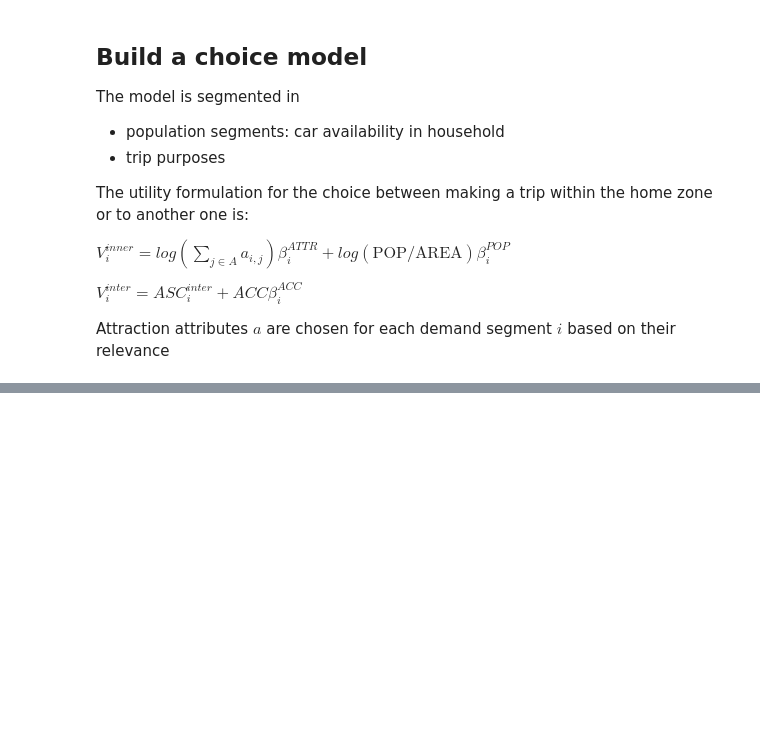
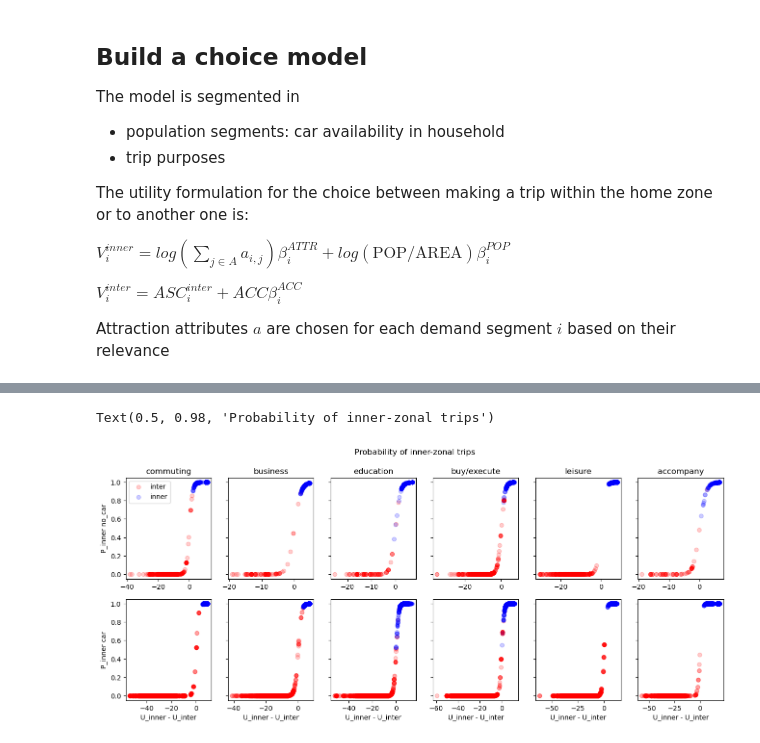
Before and after one commit to marlinarnz/quetzal_germany, a Jupyter notebook: notebooks/cal_inner-inter.ipynb, the cells around one changed output, grey strips where cells are left out. Saved outputs shown, nothing was run; the diff lists cells and outputs as text; code cells hidden in the pictures; blank space fills up the shorter version.

```diff
--- a/notebooks/cal_inner-inter.ipynb
+++ b/notebooks/cal_inner-inter.ipynb
@@ -86,7 +116,7 @@ cc = cc.rename('acc').to_frame()
 # %%
 # Merge
 trips['acc'] = trips.set_index(['origin', 'purpose_model', 'car_av']).index.map(cc['acc'])
-trips.loc[trips['origin']==trips['destination'], 'acc'] = 0
+trips.loc[trips['origin']==trips['destination'], 'acc'] = np.nan
 for p in purposes:
     for car in [0,1]:
         mask = (trips['purpose_model']==p) & (trips['car_av']==car)
@@ -134,7 +164,7 @@ $V^{inter}_i=ASC^{inter}_i + ACC \beta^{ACC}_i$
 Attraction attributes $a$ are chosen for each demand segment $i$ based on their relevance
 # %%
 # Results container
-betas = pd.DataFrame(index=['ASC0', 'b_pop', 'b_attr', 'ASC1', 'b_acc'],
+betas = pd.DataFrame(index=['ASC0', 'b_pop0', 'b_area0', 'b_attr0', 'b_acc0', 'ASC1', 'b_pop1', 'b_area1', 'b_attr1', 'b_acc1'],
                      columns=segments)
 
 # POI categories for utility functions in order of purposes
@@ -144,44 +174,61 @@ purpose_categories = [
     ['daily_leisure', 'occasional_leisure', 'holiday'],
     ['school', 'medical', 'childcare']
 ]
-for p,poi_cats in zip(purposes, purpose_categories):
+fig, ax = plt.subplots(nrows=2, ncols=len(purposes), figsize=(16,6), sharey='all')
+for i,p,poi_cats in zip(range(len(purposes)), purposes, purpose_categories):
     for car, car_name in zip([0,1], ['_no_car', '_car']):
 
         # Utility formulation
         data = trips.loc[(trips['car_av']==car) & (trips['purpose_model']==p)].copy()
-        data['pop_dens'] = np.log((1 + data['population']) / data['area'])
+        data['pop'] = np.log((1 + data['population']))
+        data['area'] = data['area'] / 100
         data['attr'] = np.log(1 + data[poi_cats].sum(axis=1))
+        #data['acc'] = np.log(data['acc'])
         # Design matrices for the choices
-        X0 = np.column_stack([np.zeros(len(data)), data['pop_dens'], data['attr']])  # Choice 0
-        X1 = np.column_stack([np.ones(len(data)), data['acc']])  # Choice 1
+        X0 = np.column_stack([np.zeros(len(data)), data['pop'], data['area'], data['attr'], data['acc']])  # Choice 0
+        X1 = np.column_stack([np.ones(len(data)), data['pop'], data['area'], data['attr'], data['acc']])  # Choice 1
+        y = data['choice'].values
+        weights = data['W_GEW'].values
 
         # Define the log-likelihood function
-        def log_likelihood(params, X, y):
-            # Parameters for choice 0 and choice 1
-            beta0 = params[:X0.shape[1]]
-            beta1 = params[X0.shape[1]:]
+        def log_likelihood(params, X0, X1, y, weights):
             # Utility functions
-            U0 = np.dot(X0, beta0)
-            U1 = np.dot(X1, beta1)
+            U0 = np.dot(X0, params[:X0.shape[1]])
+            U1 = np.dot(X1, params[X0.shape[1]:])
             # Choice probabilities
+            P0 = np.exp(U0) / (np.exp(U0) + np.exp(U1))
+            P1 = np.exp(U1) / (np.exp(U0) + np.exp(U1))
             # Add a small epsilon to probabilities to avoid log(0)
             epsilon = 1e-10
-            P0 = np.clip(expit(U0), epsilon, 1 - epsilon)
-            P1 = np.clip(expit(U1), epsilon, 1 - epsilon)
+            P0 = np.clip(P0, epsilon, 1 - epsilon)
+            P1 = np.clip(P1, epsilon, 1 - epsilon)
             # Log-likelihood
-            ll = np.sum(y * np.log(P1) + (1 - y) * np.log(P0))
+            ll = np.sum((y * np.log(P1) + (1 - y) * np.log(P0)) * weights)
             return -ll  # Negative because we will minimize
 
         # Optimize the log-likelihood function
-        X = np.hstack([X0, X1])
-        y = data['choice']
-        initial_params = [0., 1., 1., 0., -1.]
-        bounds = [(None,None), (None,None), (0, None), (None,None), (None,0)]
-        result = minimize(log_likelihood, initial_params, args=(X, y), method='L-BFGS-B', bounds=bounds)
-        #result = minimize(log_likelihood, initial_params, args=(X, y), method='BFGS')
+        initial_params = [0., 0., 0., -1., 1.] + [0., 0., 0., 1., -1.]
+        bounds = [(-0,0), (-10,10), (-10,10), (0, 10), (0,100)] + [(-100,100), (-10,10), (-10,10), (-10, 0), (-100,0)]
+        result = minimize(log_likelihood, initial_params, args=(X0, X1, y, weights), method='L-BFGS-B', bounds=bounds)
+        #result = minimize(log_likelihood, initial_params, args=(X0, X1, y, weights), method='BFGS')
+        #result = differential_evolution(log_likelihood, bounds, args=(X0, X1, y, weights), strategy='best1bin', maxiter=10000)
 
         # Output the results
         betas[p+car_name] = result.x
-        print("Estimation message for {} (N={}): {}".format(
-            p+car_name, len(data), result.message))
+        final_ll = -log_likelihood(betas[p+car_name], X0, X1, y, weights)
+        print("Final LL for {} (N={}): {} ({})".format(
+            p+car_name, len(data), np.round(final_ll,0), result.message))
+
+        # Plot
+        U0 = np.dot(X0, result.x[:X0.shape[1]])
+        U1 = np.dot(X1, result.x[X0.shape[1]:])
+        P0 = np.exp(U0) / (np.exp(U0) + np.exp(U1))
+        y = data['choice'].astype(bool)
+        ax[car,i].scatter((U0-U1)[y], P0[y], c='red', alpha=.2, label='inter')
+        ax[car,i].scatter((U0-U1)[~y], P0[~y], c='blue', alpha=.2, label='inner')
+        ax[car,0].set_ylabel('P_inner ' + car_name[1:])
+    ax[0,i].set_title(p)
+    ax[1,i].set_xlabel('U_inner - U_inter')
+ax[0,0].legend()
+fig.suptitle('Probability of inner-zonal trips')
 # %% [output]
@@ -199,0 +247,2 @@ Estimation message for accompany_car (N=14193): CONVERGENCE: NORM_OF_PROJECTED_G
+Text(0.5, 0.98, 'Probability of inner-zonal trips')
+[figure, added]
```
Also changed, not shown: parts of 19 cells of this notebook.
